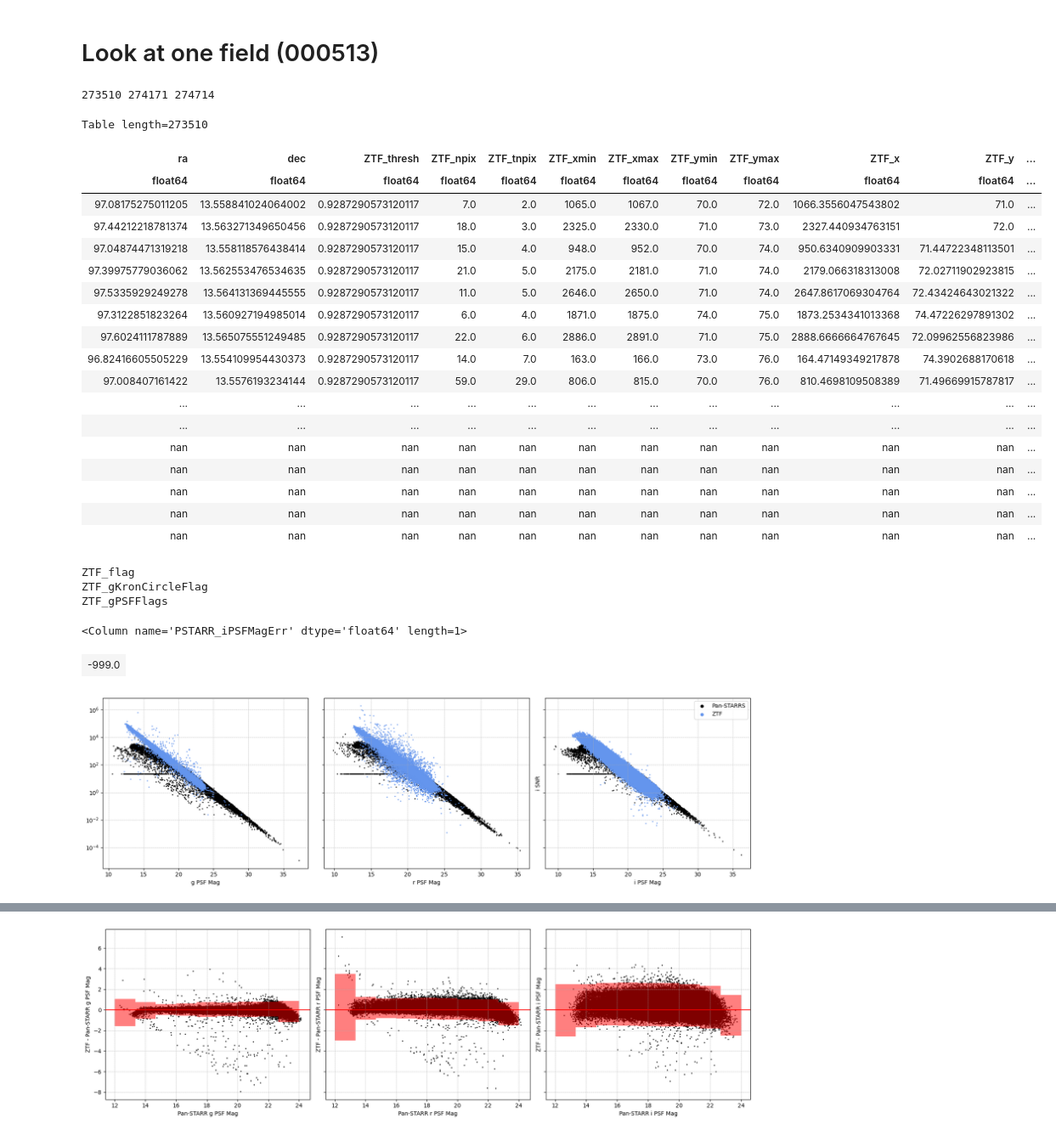
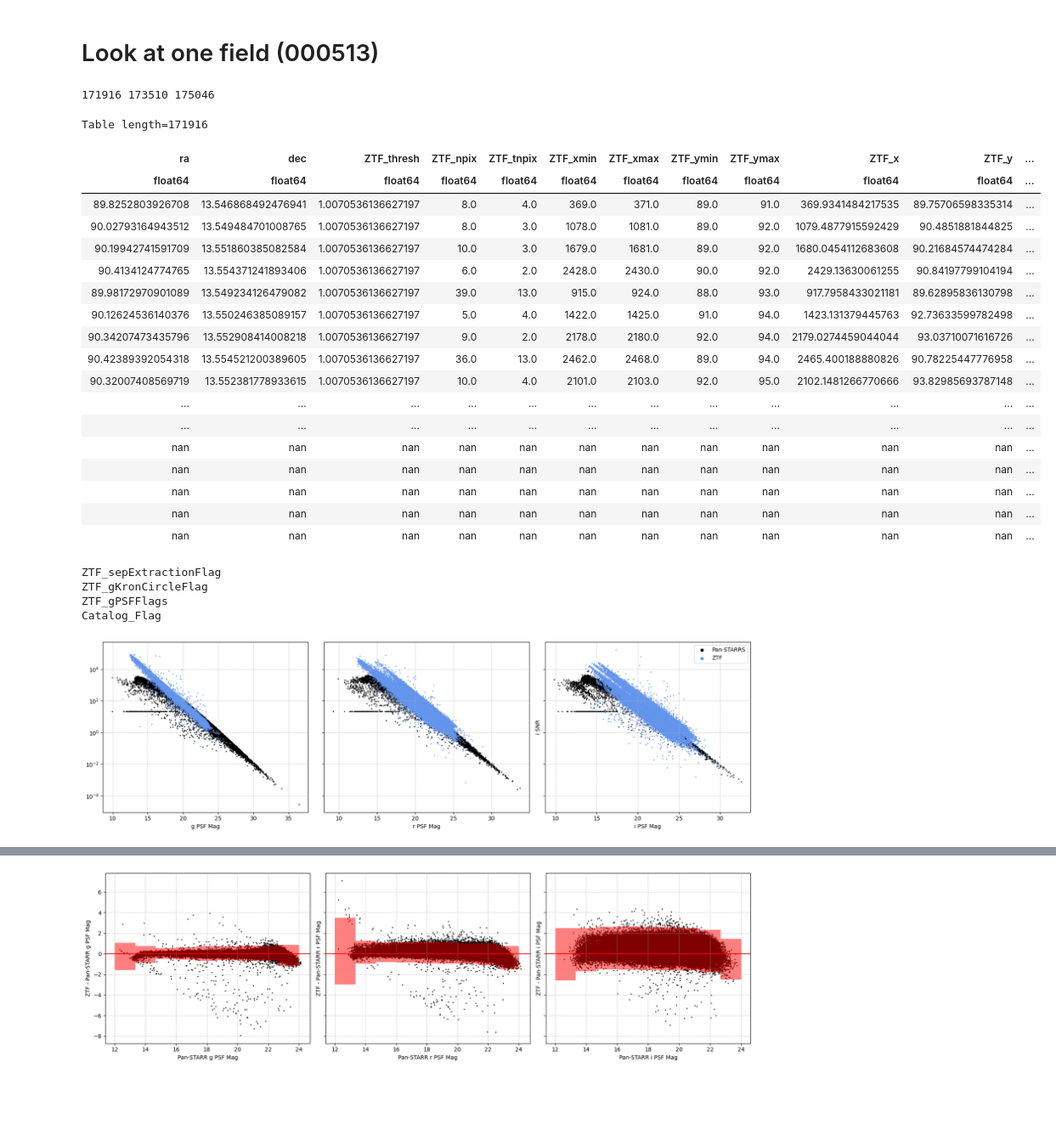
Before and after one commit to Adam-Boesky/long_transients, a Jupyter notebook: detect_transients.ipynb, the cells around one changed output, grey strips where cells are left out. Shown at 85% size. Cells and saved outputs as stored; diff of their text form; code cells hidden in the pictures; blank space fills up the shorter version.

```diff
--- a/detect_transients.ipynb
+++ b/detect_transients.ipynb
@@ -35,24 +33,24 @@ test = ascii.read('/Users/adamboesky/Research/long_transients/Data/catalog_resul
 # %%
-g_tab = ascii.read('/Users/adamboesky/Research/long_transients/Data/catalog_results/field_results/000513_g.ecsv')
-r_tab = ascii.read('/Users/adamboesky/Research/long_transients/Data/catalog_results/field_results/000513_r.ecsv')
-i_tab = ascii.read('/Users/adamboesky/Research/long_transients/Data/catalog_results/field_results/000513_i.ecsv')
+g_tab = ascii.read('/Users/adamboesky/Research/long_transients/Data/catalog_results/field_results/000512_g.ecsv')
+r_tab = ascii.read('/Users/adamboesky/Research/long_transients/Data/catalog_results/field_results/000512_r.ecsv')
+i_tab = ascii.read('/Users/adamboesky/Research/long_transients/Data/catalog_results/field_results/000512_i.ecsv')
 tables = {'g': g_tab, 'r': r_tab, 'i': i_tab}
 print(len(g_tab), len(r_tab), len(i_tab))
 g_tab
 # %% [output]
-273510 274171 274714
+171916 173510 175046
-Table length=273510
+Table length=171916
 | ra | dec | ZTF_thresh | ZTF_npix | ZTF_tnpix | ZTF_xmin | ZTF_xmax | ZTF_ymin | ZTF_ymax | ZTF_x | ZTF_y | ... |
 | float64 | float64 | float64 | float64 | float64 | float64 | float64 | float64 | float64 | float64 | float64 | ... |
-| 97.08175275011205 | 13.558841024064002 | 0.9287290573120117 | 7.0 | 2.0 | 1065.0 | 1067.0 | 70.0 | 72.0 | 1066.3556047543802 | 71.0 | ... |
-| 97.44212218781374 | 13.563271349650456 | 0.9287290573120117 | 18.0 | 3.0 | 2325.0 | 2330.0 | 71.0 | 73.0 | 2327.440934763151 | 72.0 | ... |
-| 97.04874471319218 | 13.558118576438414 | 0.9287290573120117 | 15.0 | 4.0 | 948.0 | 952.0 | 70.0 | 74.0 | 950.6340909903331 | 71.44722348113501 | ... |
-| 97.39975779036062 | 13.562553476534635 | 0.9287290573120117 | 21.0 | 5.0 | 2175.0 | 2181.0 | 71.0 | 74.0 | 2179.066318313008 | 72.02711902923815 | ... |
-| 97.5335929249278 | 13.564131369445555 | 0.9287290573120117 | 11.0 | 5.0 | 2646.0 | 2650.0 | 71.0 | 74.0 | 2647.8617069304764 | 72.43424643021322 | ... |
-| 97.3122851823264 | 13.560927194985014 | 0.9287290573120117 | 6.0 | 4.0 | 1871.0 | 1875.0 | 74.0 | 75.0 | 1873.2534341013368 | 74.47226297891302 | ... |
-| 97.6024111787889 | 13.565075551249485 | 0.9287290573120117 | 22.0 | 6.0 | 2886.0 | 2891.0 | 71.0 | 75.0 | 2888.6666664767645 | 72.09962556823986 | ... |
-| 96.82416605505229 | 13.554109954430373 | 0.9287290573120117 | 14.0 | 7.0 | 163.0 | 166.0 | 73.0 | 76.0 | 164.47149349217878 | 74.3902688170618 | ... |
-| 97.008407161422 | 13.5576193234144 | 0.9287290573120117 | 59.0 | 29.0 | 806.0 | 815.0 | 70.0 | 76.0 | 810.4698109508389 | 71.49669915787817 | ... |
+| 89.8252803926708 | 13.546868492476941 | 1.0070536136627197 | 8.0 | 4.0 | 369.0 | 371.0 | 89.0 | 91.0 | 369.9341484217535 | 89.75706598335314 | ... |
+| 90.02793164943512 | 13.549484701008765 | 1.0070536136627197 | 8.0 | 3.0 | 1078.0 | 1081.0 | 89.0 | 92.0 | 1079.4877915592429 | 90.4851881844825 | ... |
+| 90.19942741591709 | 13.551860385082584 | 1.0070536136627197 | 10.0 | 3.0 | 1679.0 | 1681.0 | 89.0 | 92.0 | 1680.0454112683608 | 90.21684574474284 | ... |
+| 90.4134124774765 | 13.554371241893406 | 1.0070536136627197 | 6.0 | 2.0 | 2428.0 | 2430.0 | 90.0 | 92.0 | 2429.13630061255 | 90.84197799104194 | ... |
+| 89.98172970901089 | 13.549234126479082 | 1.0070536136627197 | 39.0 | 13.0 | 915.0 | 924.0 | 88.0 | 93.0 | 917.7958433021181 | 89.62895836130798 | ... |
+| 90.12624536140376 | 13.550246385089157 | 1.0070536136627197 | 5.0 | 4.0 | 1422.0 | 1425.0 | 91.0 | 94.0 | 1423.131379445763 | 92.73633599782498 | ... |
+| 90.34207473435796 | 13.552908414008218 | 1.0070536136627197 | 9.0 | 2.0 | 2178.0 | 2180.0 | 92.0 | 94.0 | 2179.0274459044044 | 93.03710071616726 | ... |
+| 90.42389392054318 | 13.554521200389605 | 1.0070536136627197 | 36.0 | 13.0 | 2462.0 | 2468.0 | 89.0 | 94.0 | 2465.400188880826 | 90.78225447776958 | ... |
+| 90.32007408569719 | 13.552381778933615 | 1.0070536136627197 | 10.0 | 4.0 | 2101.0 | 2103.0 | 92.0 | 95.0 | 2102.1481266770666 | 93.82985693787148 | ... |
 | ... | ... | ... | ... | ... | ... | ... | ... | ... | ... | ... | ... |
 | ... | ... | ... | ... | ... | ... | ... | ... | ... | ... | ... | ... |
 | nan | nan | nan | nan | nan | nan | nan | nan | nan | nan | nan | ... |
@@ -65,9 +63,10 @@ for k in g_tab.colnames:
     if 'flag' in k.lower():
         print(k)
 # %% [output]
-ZTF_flag
+ZTF_sepExtractionFlag
 ZTF_gKronCircleFlag
 ZTF_gPSFFlags
+Catalog_Flag
 # %%
 # Set values <=0 to the upper limit for ZTF
 for band in BANDS:
@@ -77,11 +76,6 @@ for band in BANDS:
     tab[f'ZTF_{band}_upper_lim'] = False
     tab[f'ZTF_{band}_upper_lim'][upper_lim_mask] = True
     tables[band] = tab
-# %%
-np.unique(tab[f'PSTARR_iPSFMagErr'][tab[f'PSTARR_iPSFMagErr'] <= 0])
-# %% [output]
-<Column name='PSTARR_iPSFMagErr' dtype='float64' length=1>
-| -999.0 |
 # %%
 fig, axes = plt.subplots(1, 3, figsize=(17, 5), sharey=True)
 
@@ -108,7 +102,7 @@ axes[-1].legend(markerscale=5)
 plt.tight_layout()
 plt.show()
 # %% [output]
-[figure, old version]
+[figure, new version]
 # %%
 fig, axes = plt.subplots(1, 3, figsize=(17, 5), sharey=True)
 
```
Also changed, not shown: parts of 7 cells of this notebook, 6 other files.
